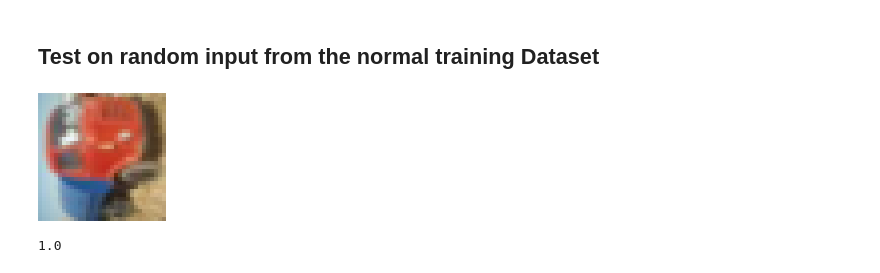
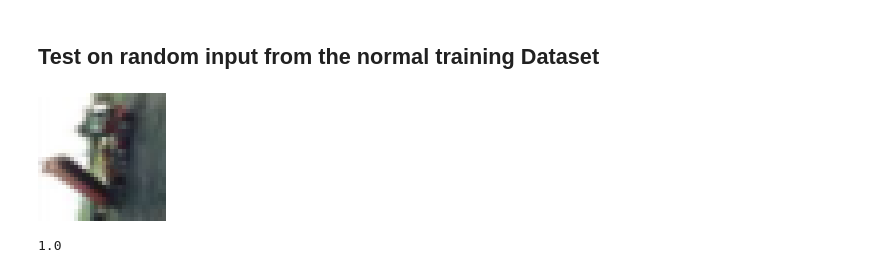
Before and after one commit to mbeltagy/NUDLNN, a Jupyter notebook: notebooks/06_CNN_Lect.ipynb, the cells around one changed output. Drawn from its saved outputs; the diff is of its cells as text; code cells hidden in the pictures.

```diff
--- a/notebooks/06_CNN_Lect.ipynb
+++ b/notebooks/06_CNN_Lect.ipynb
@@ -260,0 +258,4 @@ accuracy(X, Y) = 0.3671333333333333
+# %%
+batches=[(X[:,:,:,i],Y[:,i]) for i in partition(1:size(X,4),500)] ;
+# %%
+train_CNN_n(X, Y, batches,5);
@@ -281,7 +302,7 @@ test_CNN(X_test_shifted_trucks, Y_test_shifted_trucks)
 We take 500 images from the original set.. this translates to many classes. Unlike what we did before
 # %%
-X = train_x[:, :, :, 1:500]
-Y = train_y[:, 1:500];
+# X = train_x[:, :, :, 1:500]
+# Y = train_y[:, 1:500];
 # %% [markdown]
 Looking at the associated classes
 # %%
@@ -295,6 +310,6 @@ onecold(Y) = [7, 10, 10, 5, 2, 2, 3, 8, 9, 4, 5, 8, 8, 3, 10, 10, 10, 4, 3, 7, 5
 # %% [markdown]
 So 10 classes are represented here
 # %%
-X = convert(Array{Float64,4}, X);
-dataset = repeated((X, Y), 100);
-train_CNN(X, Y, dataset);
+# X = convert(Array{Float64,4}, X);
+# dataset=[(X,Y)];
+# train_CNN_n(X, Y, dataset,500);
@@ -327,12 +318,12 @@ index = findall(Y[10, :] .== true)
 # %% [markdown]
 ## Test on random input from the normal training Dataset
 # %%
-index = 103
-random_test_example_X = X[:, :, :, index]
-random_test_example_Y = Y[:, index]
+i=10002
+random_test_example_X = convert(Array{Float64},X[:, :, :, i])
+random_test_example_Y = Y[:, i]
 showImage(random_test_example_X)
 # %% [output]
-[figure, old version]
+[figure, new version]
 # %%
 random_test_example_X_4d = reshape(random_test_example_X, 32, 32, 3, 1)
 test_CNN(random_test_example_X_4d, random_test_example_Y)
```
Also changed, not shown: parts of 27 cells of this notebook.
